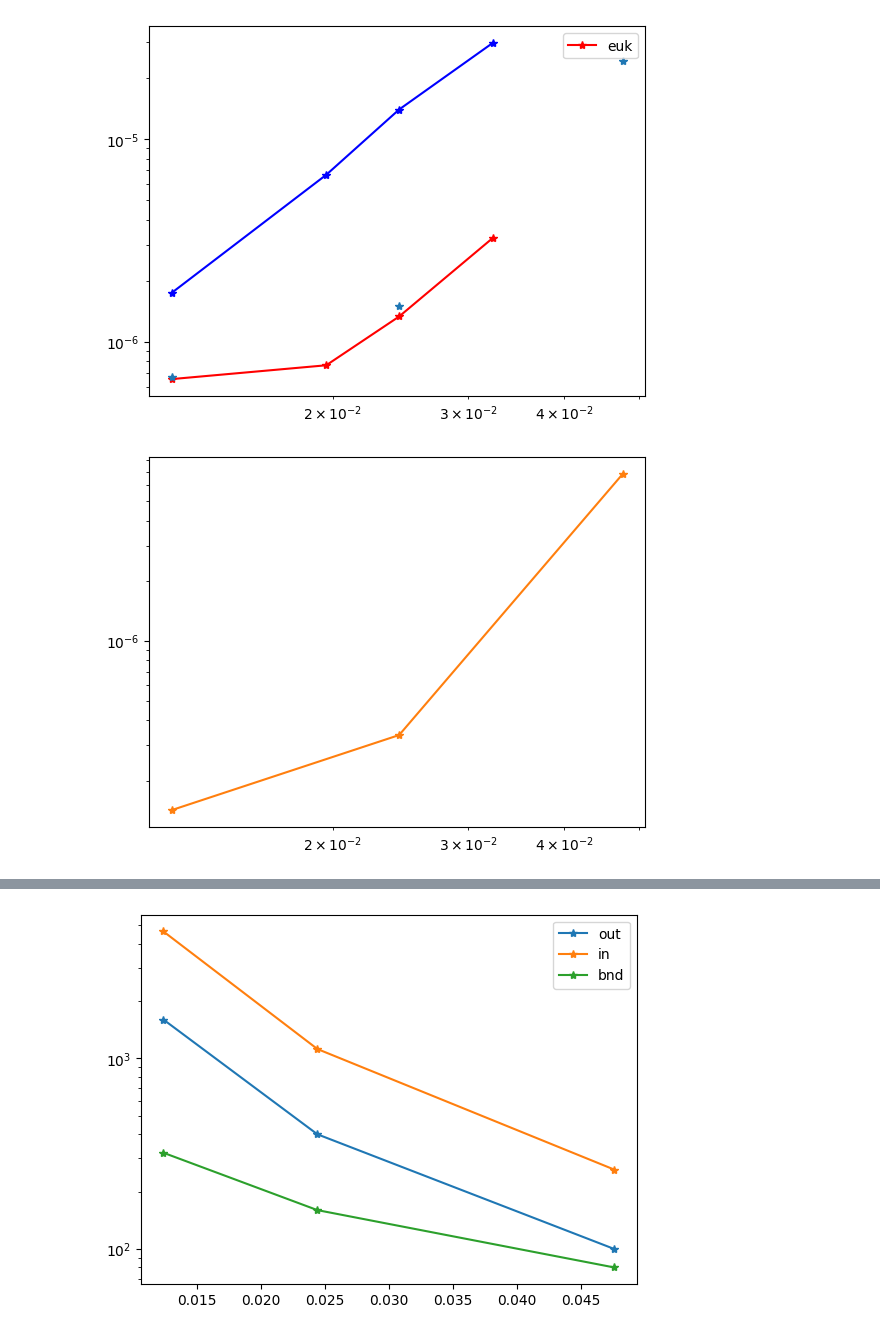
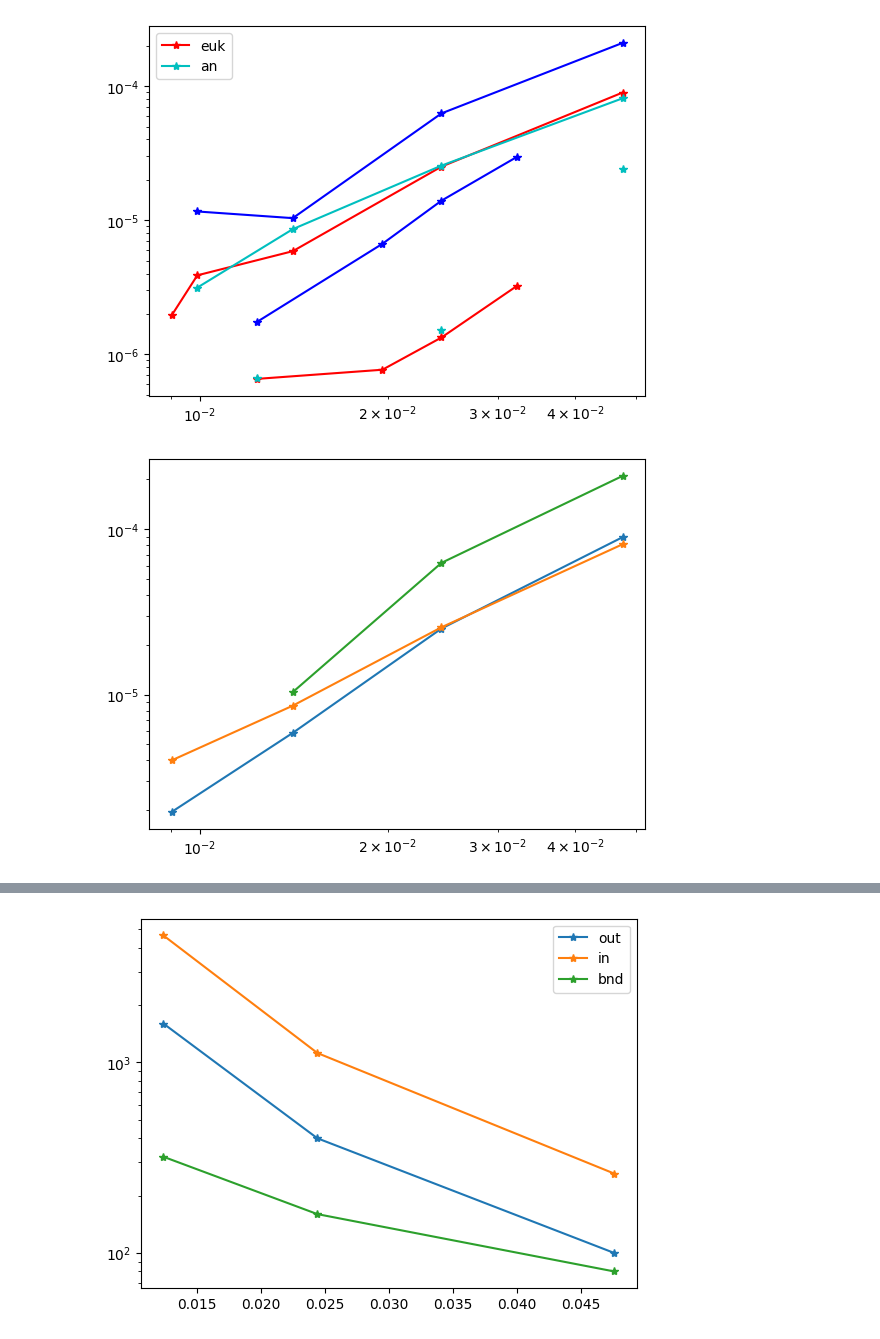
Before and after one commit to csgellert/NeuralIGA, a Jupyter notebook: Neural iga V2/visualize_results_L_shape.ipynb, the cells around one changed output, grey strips where cells are left out. Drawn from its saved outputs; the diff is of its cells as text; code cells hidden in the pictures.

```diff
--- a/Neural iga V2/visualize_results_L_shape.ipynb
+++ b/Neural iga V2/visualize_results_L_shape.ipynb
@@ -35,22 +35,40 @@ outer_k2 = np.array([case["outer"] for case in etypes_k2])
 boundary_k2 = np.array([case["boundary"] for case in etypes_k2])
 
 case_k2 = {'name':'k2','MSE1':MSE1_k2,'MSE2':MSE2_k2,'MSE3':MSE3_k2,'mask':mask_k2,'test_values':test_values_k2,'esize':esize_k2,'inner':inner_k2,'outer':outer_k2,'boundary':boundary_k2}
+# %%
+#code from 2025.06.15.
+# L-shape analitic
+test_values_an = np.array([20,40,70,100,110])
+mask1_an = np.array([True,True,True,False,True],dtype=np.bool8)
+mask_all_an = np.ones_like(mask1_an)
+mask_an = mask1_an
+esize_an = np.array([1/(nd+1) for nd in test_values_an],dtype=np.float32)
+MSE1_an = np.array([0.00021030361916962216,6.264781647497929e-05,1.0360457844559375e-05,1.161621494016464e-05,None])
+MSE2_an = np.array([8.120258355712862e-05,2.5546335918895662e-05,8.576392926528802e-06,3.1410753540004426e-06,4.008214624328876e-06])
+MSE3_an = np.array([8.964658858361935e-05,2.5104609043903264e-05, 5.872883675552487e-06,3.878915568085605e-06,1.9551178770864843e-06])
+etypes_an = [{'outer': 100, 'inner': 261, 'boundary': 80}, {'outer': 400, 'inner': 1121, 'boundary': 160}, {'outer': 1225, 'inner': 3536, 'boundary': 280}, {'outer': 2500, 'inner': 7301, 'boundary': 400},{'outer': 3025, 'inner': 8856, 'boundary': 440}]
+inner_an = np.array([case["inner"] for case in etypes_an])
+outer_an = np.array([case["outer"] for case in etypes_an])
+boundary_an = np.array([case["boundary"] for case in etypes_an])
+
+case_an = {'name':'an','MSE1':MSE1_an,'MSE2':MSE2_an,'MSE3':MSE3_an,'mask':mask_an,'test_values':test_values_an,'esize':esize_an,'inner':inner_an,'outer':outer_an,'boundary':boundary_an}
 # %%
-cases = [case_euk]
-ccase = case_euk
+cases = [case_euk,
+         case_an]
+ccase = case_an
 # %%
 labels = []
 for c in cases:
     plt.yscale('log')
     plt.xscale('log')
     labels.append(c['name'])
     plt.plot(c['esize'][c['mask']],c['MSE3'][c['mask']],'*r-')
-    plt.plot(c['esize'][c['mask']],c['MSE2'][c['mask']],'*-')
+    plt.plot(c['esize'][c['mask']],c['MSE2'][c['mask']],'*c-')
     plt.plot(c['esize'][c['mask']],c['MSE1'][c['mask']],'*b-')
 plt.legend(labels)
 plt.show()
 # %% [output]
-[figure, old version]
+[figure, new version]
 # %%
 plt.yscale('log')
 plt.xscale('log')
@@ -59,7 +77,7 @@ plt.plot(ccase['esize'][ccase['mask']],ccase['MSE2'][ccase['mask']],'*-')
 plt.plot(ccase['esize'][ccase['mask']],ccase['MSE1'][ccase['mask']],'*-')
 plt.show()
 # %% [output]
-[figure, old version]
+[figure, new version]
 # %%
 plt.yscale('log')
 plt.xscale('log')
```
Also changed, not shown: parts of 3 cells of this notebook, 6 other files.
